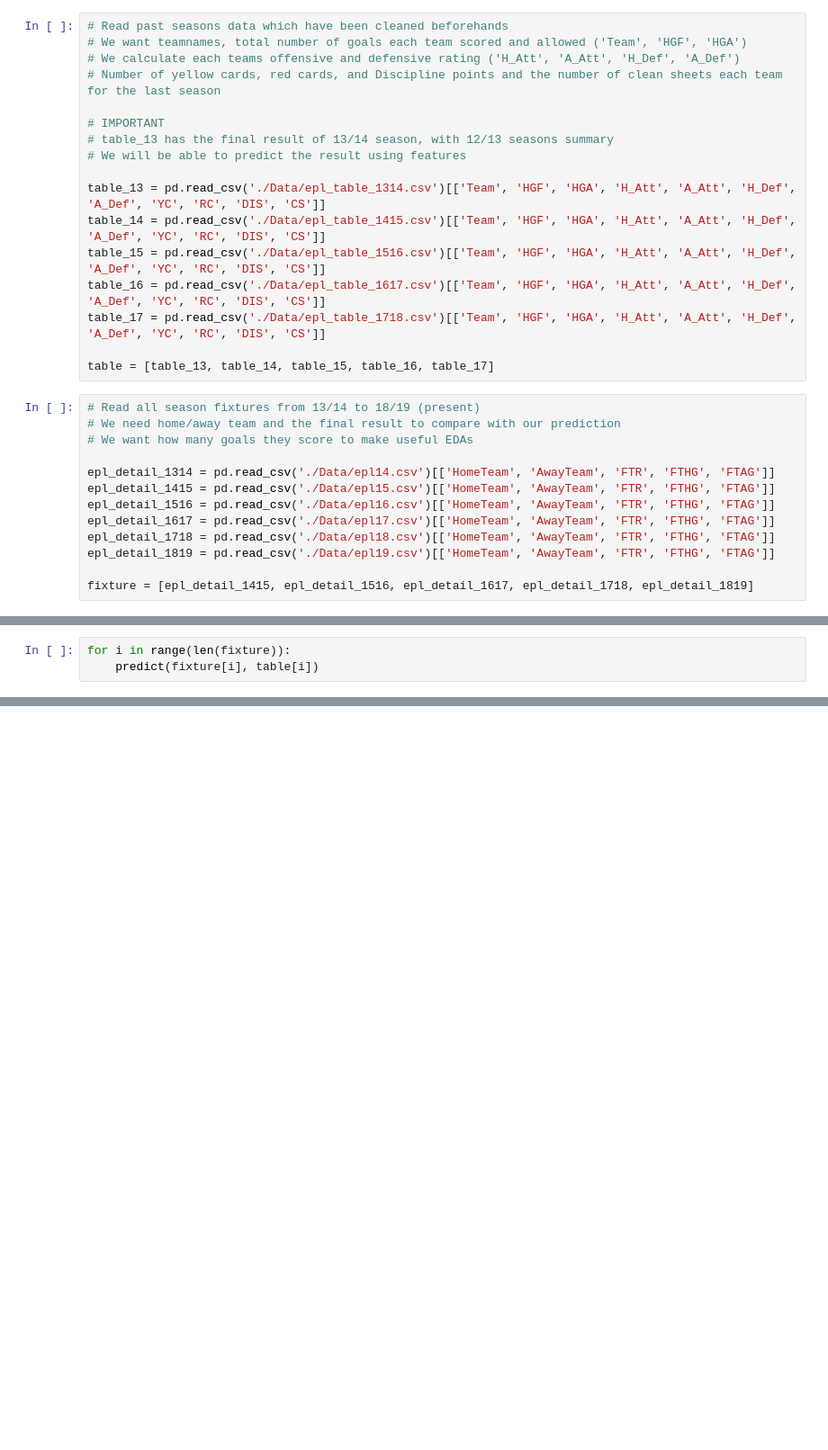
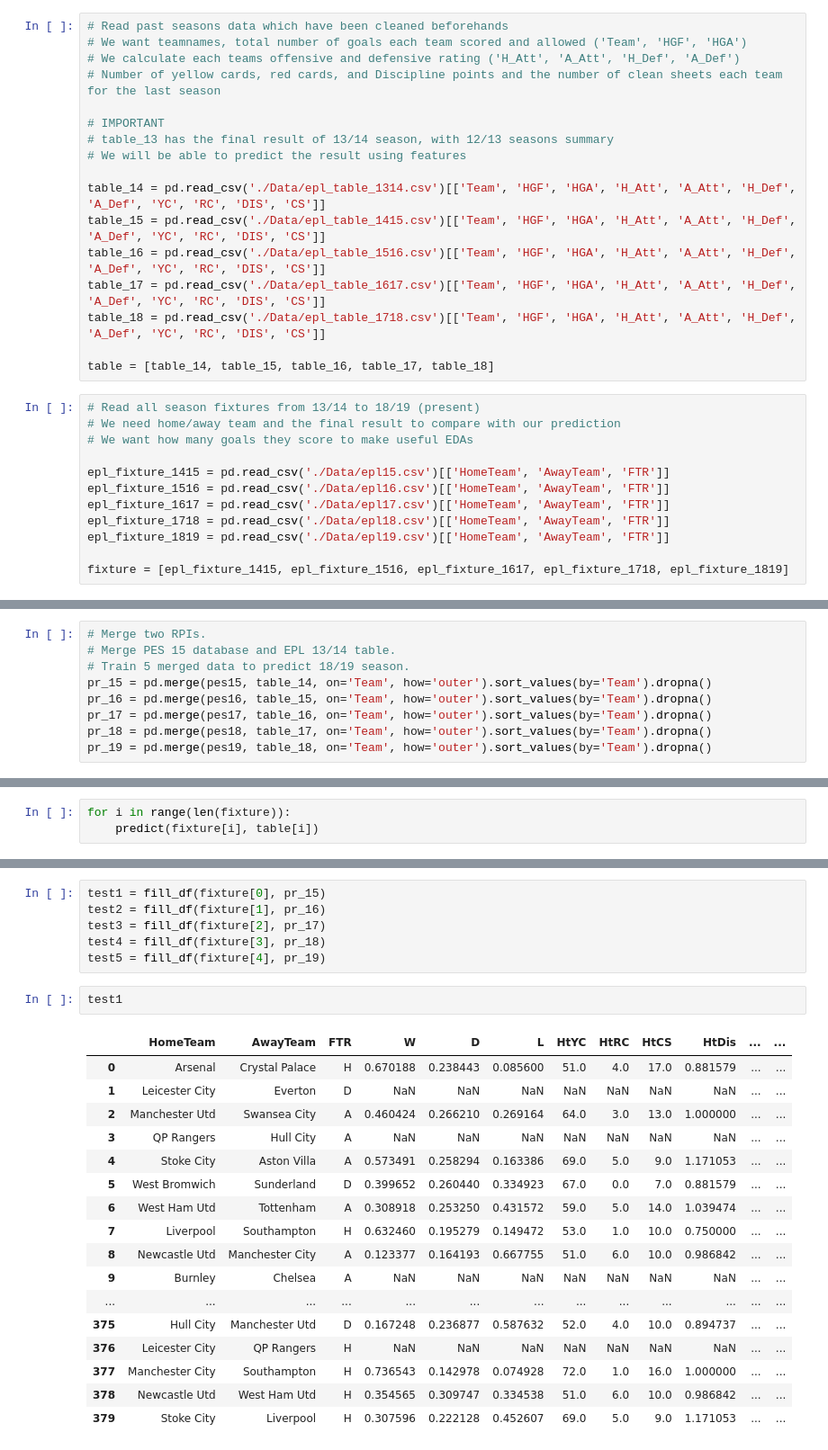
Before and after one commit to slee279/EPL, a Jupyter notebook: Combined_Model.ipynb, the cells around one changed output, grey strips where cells are left out. Shown: that part at 90% size. Drawn from its saved outputs; the diff is of its cells as text; blank space fills up the shorter version.

```diff
--- a/Combined_Model.ipynb
+++ b/Combined_Model.ipynb
@@ -36,23 +45,22 @@ from scipy.stats import poisson
 # table_13 has the final result of 13/14 season, with 12/13 seasons summary
 # We will be able to predict the result using features
 
-table_13 = pd.read_csv('./Data/epl_table_1314.csv')[['Team', 'HGF', 'HGA', 'H_Att', 'A_Att', 'H_Def', 'A_Def', 'YC', 'RC', 'DIS', 'CS']]
-table_14 = pd.read_csv('./Data/epl_table_1415.csv')[['Team', 'HGF', 'HGA', 'H_Att', 'A_Att', 'H_Def', 'A_Def', 'YC', 'RC', 'DIS', 'CS']]
-table_15 = pd.read_csv('./Data/epl_table_1516.csv')[['Team', 'HGF', 'HGA', 'H_Att', 'A_Att', 'H_Def', 'A_Def', 'YC', 'RC', 'DIS', 'CS']]
-table_16 = pd.read_csv('./Data/epl_table_1617.csv')[['Team', 'HGF', 'HGA', 'H_Att', 'A_Att', 'H_Def', 'A_Def', 'YC', 'RC', 'DIS', 'CS']]
-table_17 = pd.read_csv('./Data/epl_table_1718.csv')[['Team', 'HGF', 'HGA', 'H_Att', 'A_Att', 'H_Def', 'A_Def', 'YC', 'RC', 'DIS', 'CS']]
+table_14 = pd.read_csv('./Data/epl_table_1314.csv')[['Team', 'HGF', 'HGA', 'H_Att', 'A_Att', 'H_Def', 'A_Def', 'YC', 'RC', 'DIS', 'CS']]
+table_15 = pd.read_csv('./Data/epl_table_1415.csv')[['Team', 'HGF', 'HGA', 'H_Att', 'A_Att', 'H_Def', 'A_Def', 'YC', 'RC', 'DIS', 'CS']]
+table_16 = pd.read_csv('./Data/epl_table_1516.csv')[['Team', 'HGF', 'HGA', 'H_Att', 'A_Att', 'H_Def', 'A_Def', 'YC', 'RC', 'DIS', 'CS']]
+table_17 = pd.read_csv('./Data/epl_table_1617.csv')[['Team', 'HGF', 'HGA', 'H_Att', 'A_Att', 'H_Def', 'A_Def', 'YC', 'RC', 'DIS', 'CS']]
+table_18 = pd.read_csv('./Data/epl_table_1718.csv')[['Team', 'HGF', 'HGA', 'H_Att', 'A_Att', 'H_Def', 'A_Def', 'YC', 'RC', 'DIS', 'CS']]
 
-table = [table_13, table_14, table_15, table_16, table_17]
+table = [table_14, table_15, table_16, table_17, table_18]
 # %%
 # Read all season fixtures from 13/14 to 18/19 (present)
 # We need home/away team and the final result to compare with our prediction
 # We want how many goals they score to make useful EDAs
 
-epl_detail_1314 = pd.read_csv('./Data/epl14.csv')[['HomeTeam', 'AwayTeam', 'FTR', 'FTHG', 'FTAG']]
-epl_detail_1415 = pd.read_csv('./Data/epl15.csv')[['HomeTeam', 'AwayTeam', 'FTR', 'FTHG', 'FTAG']]
-epl_detail_1516 = pd.read_csv('./Data/epl16.csv')[['HomeTeam', 'AwayTeam', 'FTR', 'FTHG', 'FTAG']]
-epl_detail_1617 = pd.read_csv('./Data/epl17.csv')[['HomeTeam', 'AwayTeam', 'FTR', 'FTHG', 'FTAG']]
-epl_detail_1718 = pd.read_csv('./Data/epl18.csv')[['HomeTeam', 'AwayTeam', 'FTR', 'FTHG', 'FTAG']]
-epl_detail_1819 = pd.read_csv('./Data/epl19.csv')[['HomeTeam', 'AwayTeam', 'FTR', 'FTHG', 'FTAG']]
+epl_fixture_1415 = pd.read_csv('./Data/epl15.csv')[['HomeTeam', 'AwayTeam', 'FTR']]
+epl_fixture_1516 = pd.read_csv('./Data/epl16.csv')[['HomeTeam', 'AwayTeam', 'FTR']]
+epl_fixture_1617 = pd.read_csv('./Data/epl17.csv')[['HomeTeam', 'AwayTeam', 'FTR']]
+epl_fixture_1718 = pd.read_csv('./Data/epl18.csv')[['HomeTeam', 'AwayTeam', 'FTR']]
+epl_fixture_1819 = pd.read_csv('./Data/epl19.csv')[['HomeTeam', 'AwayTeam', 'FTR']]
 
-fixture = [epl_detail_1415, epl_detail_1516, epl_detail_1617, epl_detail_1718, epl_detail_1819]
+fixture = [epl_fixture_1415, epl_fixture_1516, epl_fixture_1617, epl_fixture_1718, epl_fixture_1819]
@@ -62,0 +67,9 @@ Poisson process, which is essentially a way to model random events at a known ra
+# %%
+# Merge two RPIs.
+# Merge PES 15 database and EPL 13/14 table.
+# Train 5 merged data to predict 18/19 season.
+pr_15 = pd.merge(pes15, table_14, on='Team', how='outer').sort_values(by='Team').dropna()
+pr_16 = pd.merge(pes16, table_15, on='Team', how='outer').sort_values(by='Team').dropna()
+pr_17 = pd.merge(pes17, table_16, on='Team', how='outer').sort_values(by='Team').dropna()
+pr_18 = pd.merge(pes18, table_17, on='Team', how='outer').sort_values(by='Team').dropna()
+pr_19 = pd.merge(pes19, table_18, on='Team', how='outer').sort_values(by='Team').dropna()
@@ -269,0 +203,26 @@ Index(['W', 'D', 'L'], dtype='object')
+# %%
+test1 = fill_df(fixture[0], pr_15)
+test2 = fill_df(fixture[1], pr_16)
+test3 = fill_df(fixture[2], pr_17)
+test4 = fill_df(fixture[3], pr_18)
+test5 = fill_df(fixture[4], pr_19)
+# %%
+test1
+# %% [output]
+|  | HomeTeam | AwayTeam | FTR | W | D | L | HtYC | HtRC | HtCS | HtDis | ... | ... |
+| 0 | Arsenal | Crystal Palace | H | 0.670188 | 0.238443 | 0.085600 | 51.0 | 4.0 | 17.0 | 0.881579 | ... | ... |
+| 1 | Leicester City | Everton | D | NaN | NaN | NaN | NaN | NaN | NaN | NaN | ... | ... |
+| 2 | Manchester Utd | Swansea City | A | 0.460424 | 0.266210 | 0.269164 | 64.0 | 3.0 | 13.0 | 1.000000 | ... | ... |
+| 3 | QP Rangers | Hull City | A | NaN | NaN | NaN | NaN | NaN | NaN | NaN | ... | ... |
+| 4 | Stoke City | Aston Villa | A | 0.573491 | 0.258294 | 0.163386 | 69.0 | 5.0 | 9.0 | 1.171053 | ... | ... |
+| 5 | West Bromwich | Sunderland | D | 0.399652 | 0.260440 | 0.334923 | 67.0 | 0.0 | 7.0 | 0.881579 | ... | ... |
+| 6 | West Ham Utd | Tottenham | A | 0.308918 | 0.253250 | 0.431572 | 59.0 | 5.0 | 14.0 | 1.039474 | ... | ... |
+| 7 | Liverpool | Southampton | H | 0.632460 | 0.195279 | 0.149472 | 53.0 | 1.0 | 10.0 | 0.750000 | ... | ... |
+| 8 | Newcastle Utd | Manchester City | A | 0.123377 | 0.164193 | 0.667755 | 51.0 | 6.0 | 10.0 | 0.986842 | ... | ... |
+| 9 | Burnley | Chelsea | A | NaN | NaN | NaN | NaN | NaN | NaN | NaN | ... | ... |
+| ... | ... | ... | ... | ... | ... | ... | ... | ... | ... | ... | ... | ... |
+| 375 | Hull City | Manchester Utd | D | 0.167248 | 0.236877 | 0.587632 | 52.0 | 4.0 | 10.0 | 0.894737 | ... | ... |
+| 376 | Leicester City | QP Rangers | H | NaN | NaN | NaN | NaN | NaN | NaN | NaN | ... | ... |
+| 377 | Manchester City | Southampton | H | 0.736543 | 0.142978 | 0.074928 | 72.0 | 1.0 | 16.0 | 1.000000 | ... | ... |
+| 378 | Newcastle Utd | West Ham Utd | H | 0.354565 | 0.309747 | 0.334538 | 51.0 | 6.0 | 10.0 | 0.986842 | ... | ... |
+| 379 | Stoke City | Liverpool | H | 0.307596 | 0.222128 | 0.452607 | 69.0 | 5.0 | 9.0 | 1.171053 | ... | ... |
```
Also changed, not shown: parts of 49 cells of this notebook, 11 other files.
